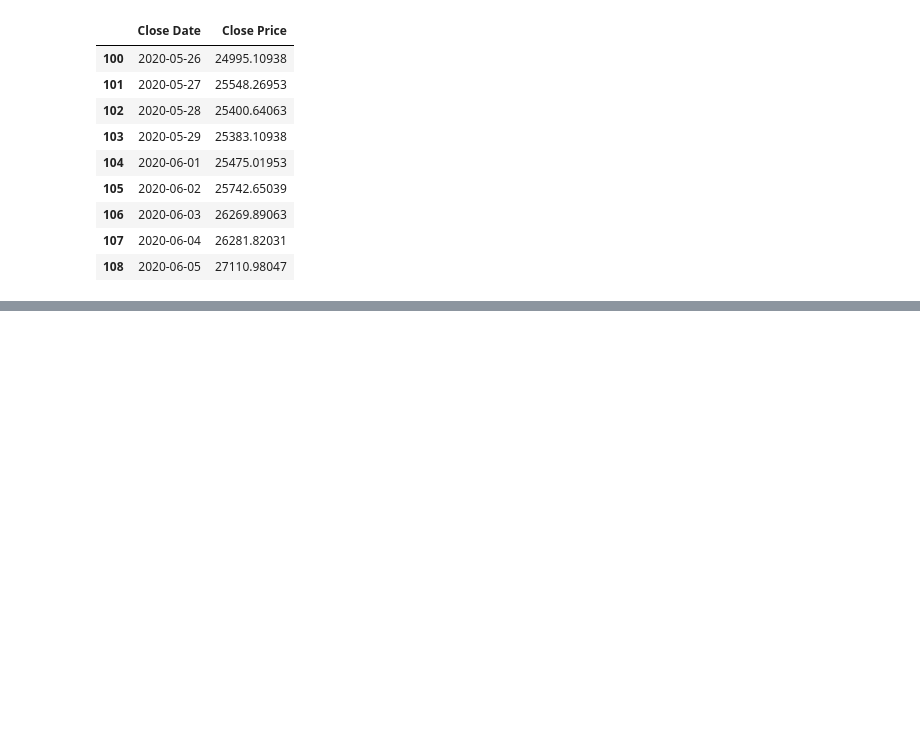
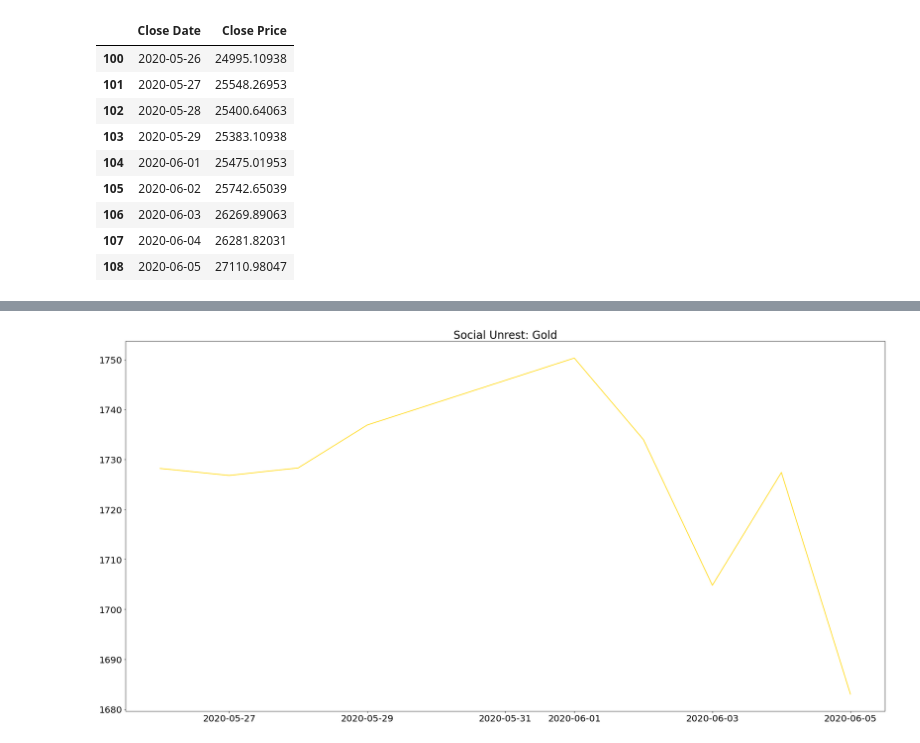
Before and after one commit to darrenr10/Project_1, a Jupyter notebook: Darren's Project 1.ipynb, the cells around one changed output, grey strips where cells are left out. Cells and saved outputs as stored; diff of their text form; code cells hidden in the pictures; blank space fills up the shorter version.

```diff
--- a/Darren's Project 1.ipynb
+++ b/Darren's Project 1.ipynb
@@ -116,0 +171,8 @@ ValueError: You are trying to merge on object and datetime64[ns] columns. If you
+# %%
+Gold = plt.plot(all_y, gold_x, color="gold", label="Gold")
+fig.set_size_inches(10, 5, forward=True)
+plt.title("Social Unrest: Gold")
+plt.rcParams["figure.figsize"] = (30,15)
+plt.rcParams.update({'font.size': 2})
+# %% [output]
+[figure, added]
```
Also changed, not shown: parts of 9 cells of this notebook.
